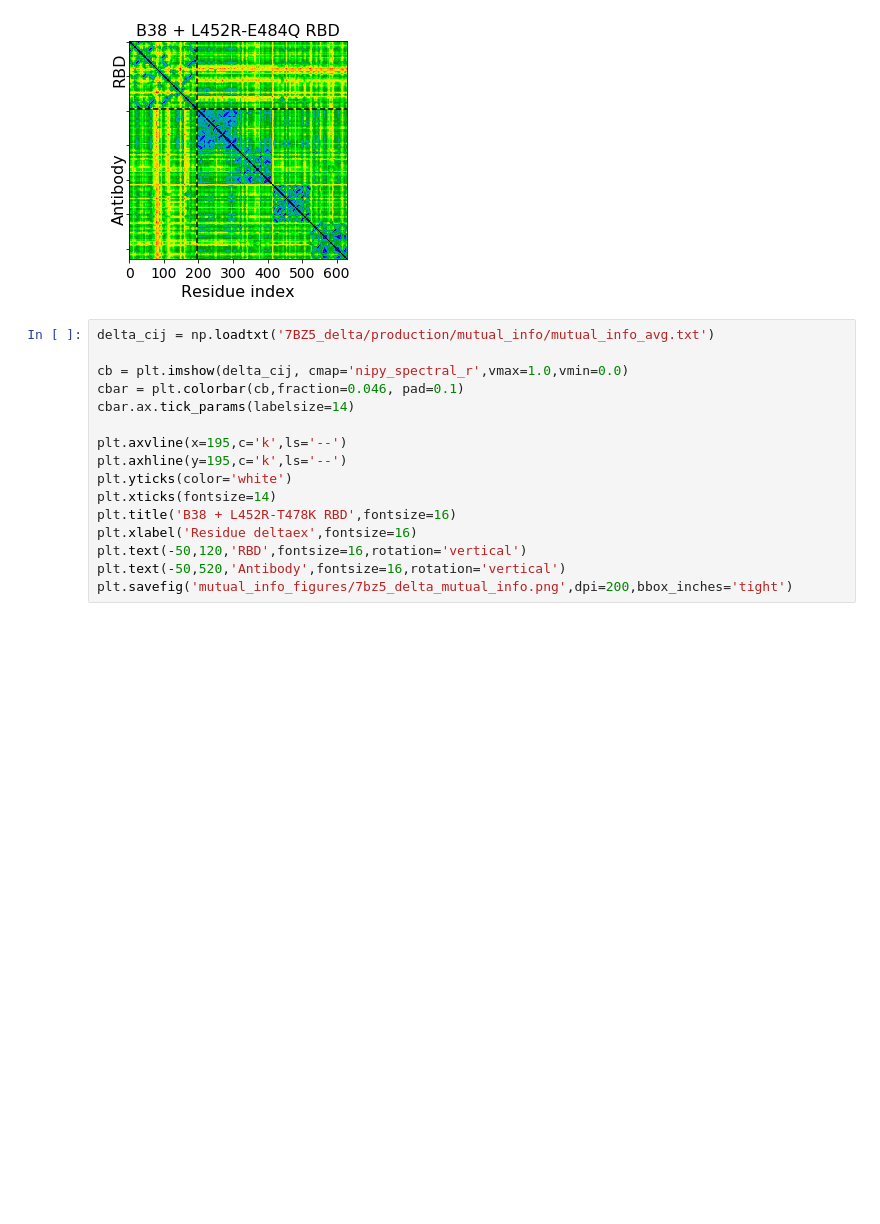
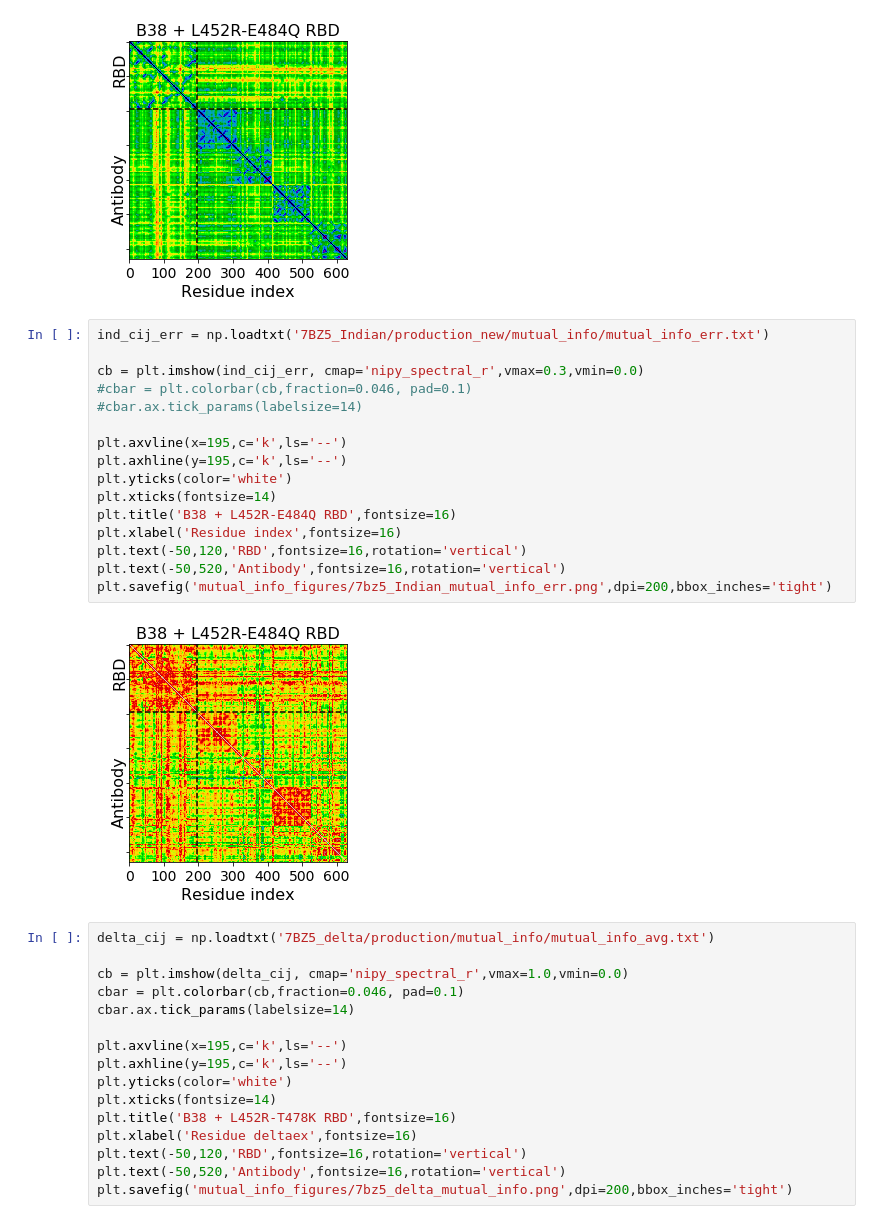
Before and after one commit to dhimanray/COVID-variant-antibody, a Jupyter notebook: plotting/mutual-info-plots.ipynb, the cells around one changed output. Cells and saved outputs as stored; diff of their text form; blank space fills up the shorter version.

```diff
--- a/plotting/mutual-info-plots.ipynb
+++ b/plotting/mutual-info-plots.ipynb
@@ -72,6 +125,24 @@ plt.text(-50,520,'Antibody',fontsize=16,rotation='vertical')
 plt.savefig('mutual_info_figures/7bz5_Indian_mutual_info.png',dpi=200,bbox_inches='tight')
 # %% [output]
 [figure]
+# %%
+ind_cij_err = np.loadtxt('7BZ5_Indian/production_new/mutual_info/mutual_info_err.txt')
+
+cb = plt.imshow(ind_cij_err, cmap='nipy_spectral_r',vmax=0.3,vmin=0.0)
+#cbar = plt.colorbar(cb,fraction=0.046, pad=0.1)
+#cbar.ax.tick_params(labelsize=14)
+
+plt.axvline(x=195,c='k',ls='--')
+plt.axhline(y=195,c='k',ls='--')
+plt.yticks(color='white')
+plt.xticks(fontsize=14)
+plt.title('B38 + L452R-E484Q RBD',fontsize=16)
+plt.xlabel('Residue index',fontsize=16)
+plt.text(-50,120,'RBD',fontsize=16,rotation='vertical')
+plt.text(-50,520,'Antibody',fontsize=16,rotation='vertical')
+plt.savefig('mutual_info_figures/7bz5_Indian_mutual_info_err.png',dpi=200,bbox_inches='tight')
+# %% [output]
+[figure, added]
 # %%
 delta_cij = np.loadtxt('7BZ5_delta/production/mutual_info/mutual_info_avg.txt')
 
```
Also changed, not shown: parts of 4 cells of this notebook, 2 other files.
